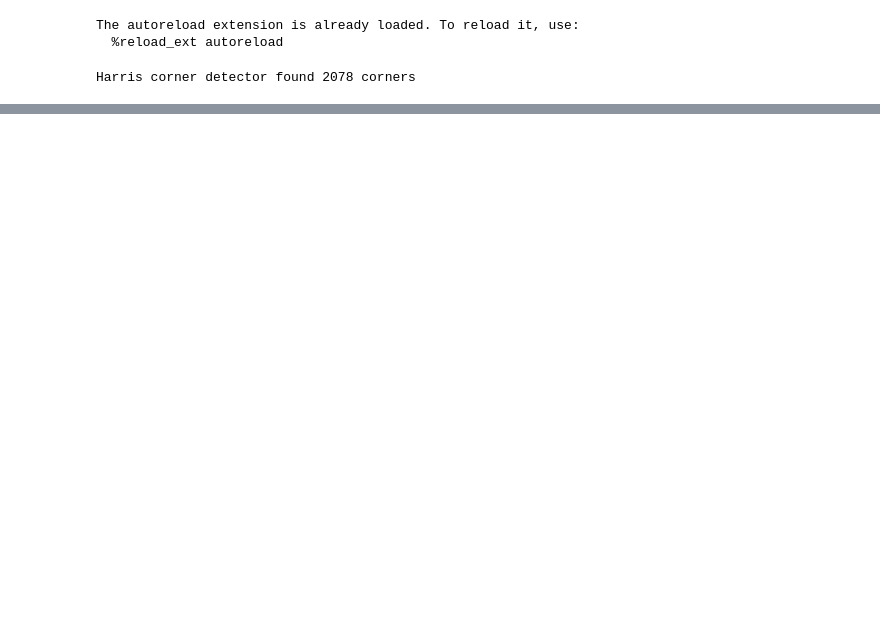
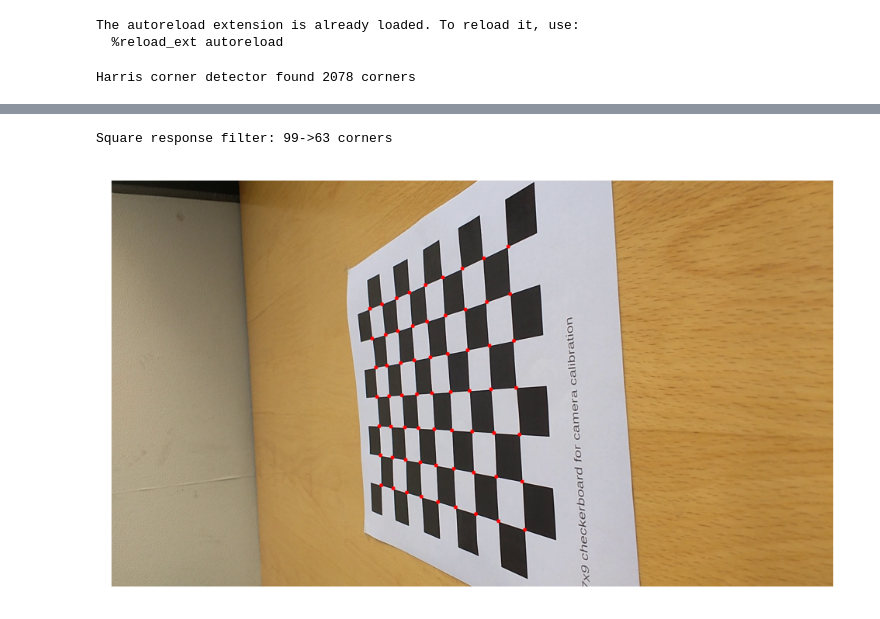
Before and after one commit to GavinPHR/calibration-pattern-detection, a Jupyter notebook: test.ipynb, the cells around one changed output, grey strips where cells are left out. Saved outputs shown, nothing was run; the diff lists cells and outputs as text; code cells hidden in the pictures; blank space fills up the shorter version.

```diff
--- a/test.ipynb
+++ b/test.ipynb
@@ -31,0 +36,7 @@ Connected component filter: 194->87 corners
+# %%
+square_response_filter = SquareResponseFilter()
+corners = square_response_filter.filter(image, corners)
+utils.visualize_keypoints(image, corners)
+# %% [output]
+Square response filter: 99->63 corners
+[figure, added]
```
Also changed, not shown: parts of 3 cells of this notebook, 1 other file.
